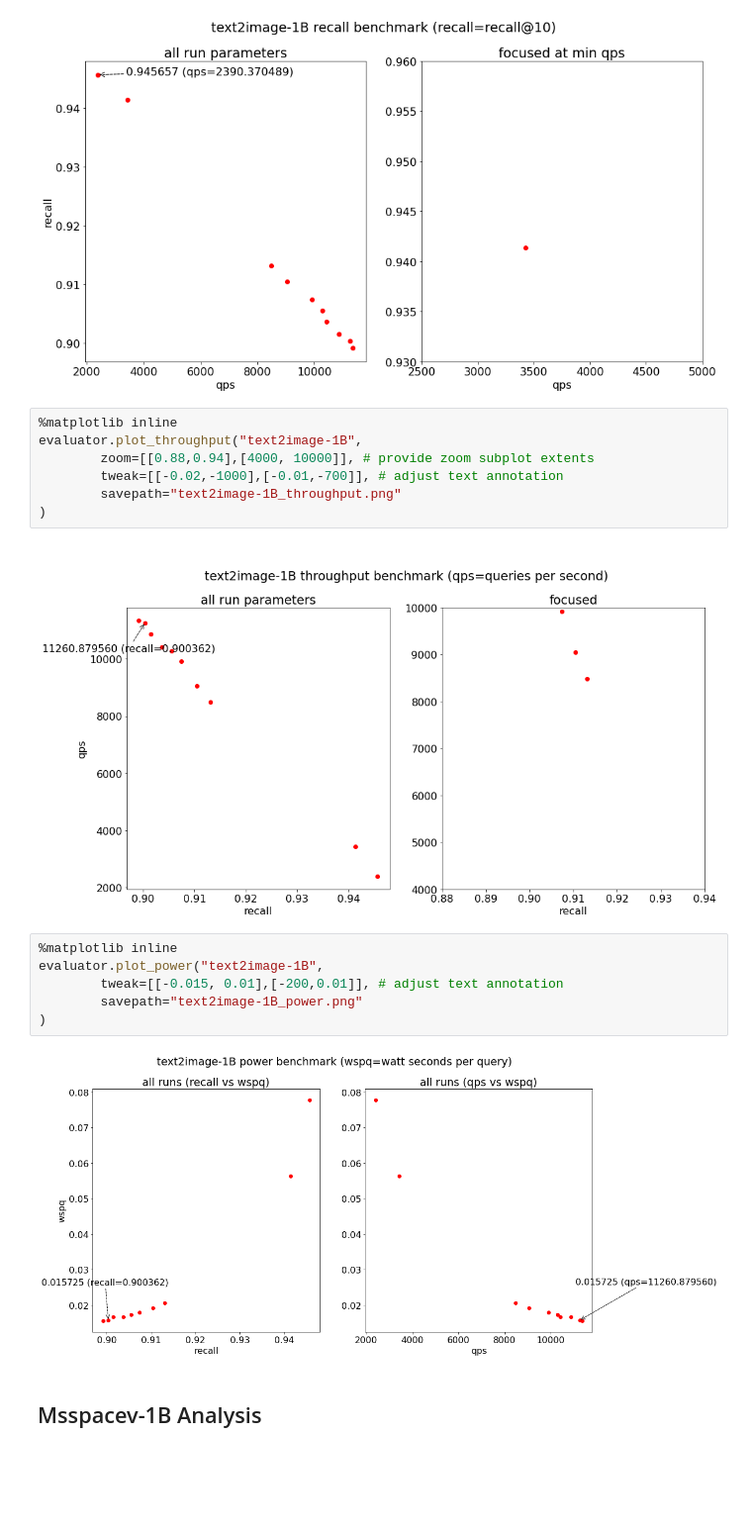
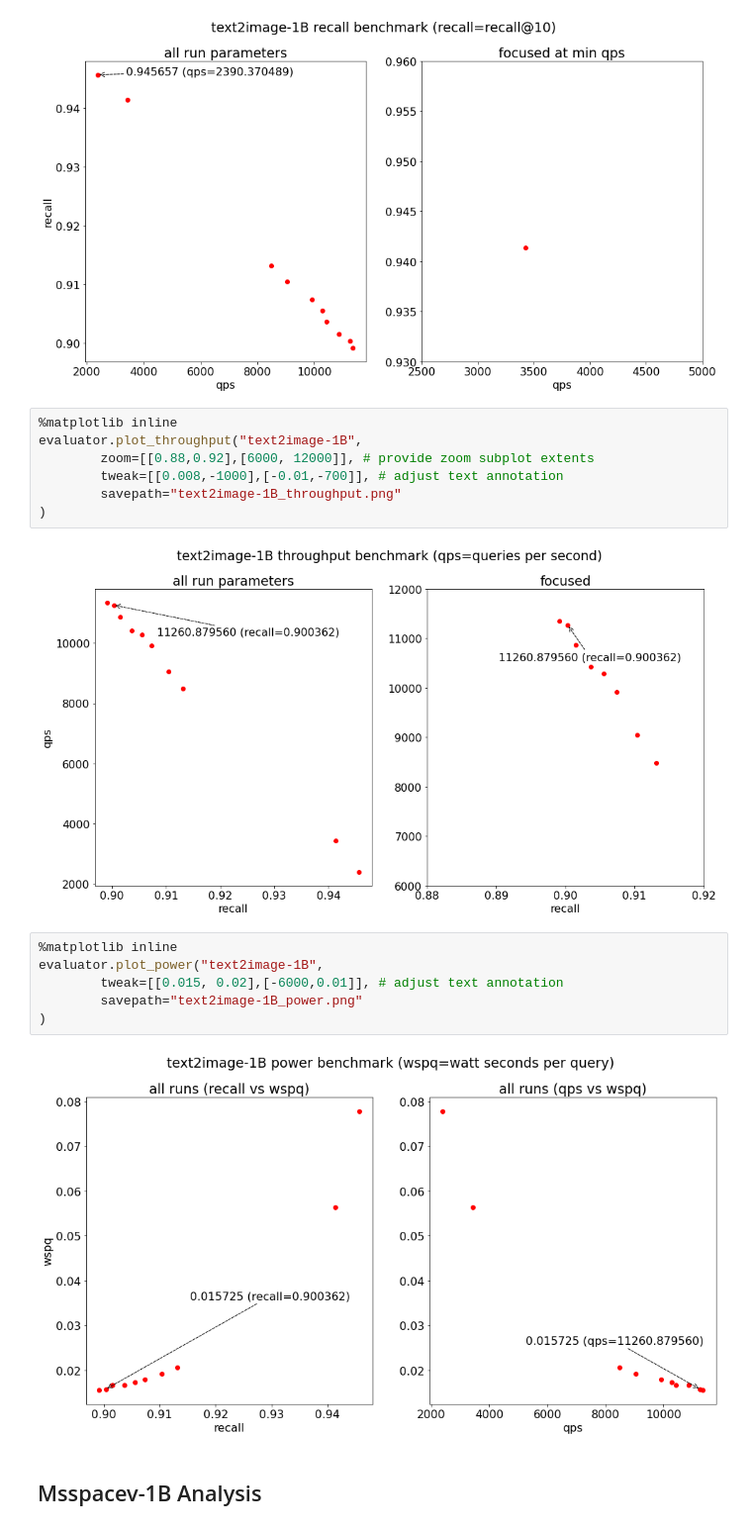
Before and after one commit to harsha-simhadri/big-ann-benchmarks, a Jupyter notebook: t3/eval_2021/cuanns_ivfpq/EvalPublic.ipynb, the cells around one changed output. Shown at 99% size. Saved outputs shown, nothing was run; the diff lists cells and outputs as text; blank space fills up the shorter version.

```diff
--- a/t3/eval_2021/cuanns_ivfpq/EvalPublic.ipynb
+++ b/t3/eval_2021/cuanns_ivfpq/EvalPublic.ipynb
@@ -91,20 +91,20 @@ saving image to text2image-1B_recall.png
 # %%
 %matplotlib inline
 evaluator.plot_throughput("text2image-1B",
-        zoom=[[0.88,0.94],[4000, 10000]], # provide zoom subplot extents
-        tweak=[[-0.02,-1000],[-0.01,-700]], # adjust text annotation
+        zoom=[[0.88,0.92],[6000, 12000]], # provide zoom subplot extents
+        tweak=[[0.008,-1000],[-0.01,-700]], # adjust text annotation
         savepath="text2image-1B_throughput.png"
 )
 # %% [output]
-[figure, old version]
+[figure, new version]
 # %%
 %matplotlib inline
 evaluator.plot_power("text2image-1B",
-        tweak=[[-0.015, 0.01],[-200,0.01]], # adjust text annotation
+        tweak=[[0.015, 0.02],[-6000,0.01]], # adjust text annotation
         savepath="text2image-1B_power.png"
 )
 # %% [output]
-[figure, old version]
+[figure, new version]
 # %% [markdown]
 ## Msspacev-1B Analysis
 # %%
```
Also changed, not shown: 2 other files.
